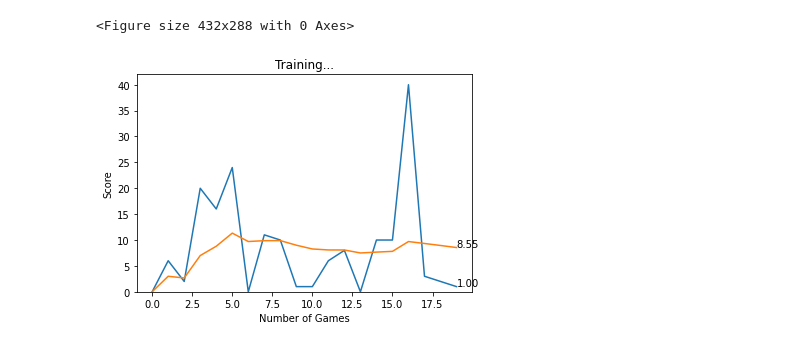
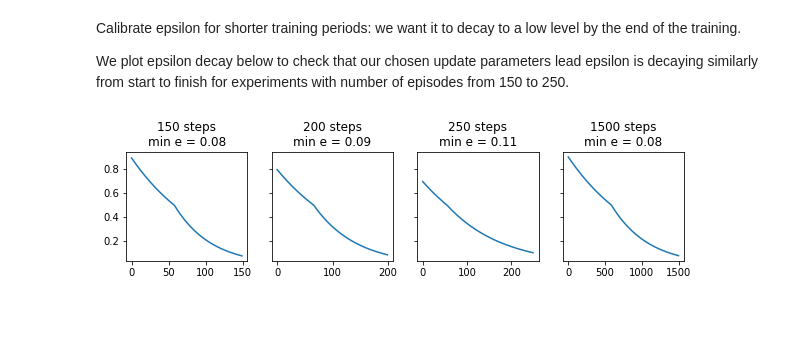
Before and after one commit to alexxcollins/Collins_Adib_INM707_CW, a Jupyter notebook: Advanced RL/Deep Q Learning_Curriculum.ipynb, the cells around one changed output. Drawn from its saved outputs; the diff is of its cells as text; code cells hidden in the pictures; blank space fills up the shorter version.

```diff
--- a/Advanced RL/Deep Q Learning_Curriculum.ipynb
+++ b/Advanced RL/Deep Q Learning_Curriculum.ipynb
@@ -146,43 +22,34 @@ agent_target.save_model(MODEL_NAME)
-# %%
-plot_scores = []
-plot_mean_scores = []
-total_score = 0
-record = 0
-epsilons = []
-game = SnakeGameAI(window_title="DQN - curriculum - test")
-agent_target = Agent(double_dqn=False, greedy=False, game=game)
-agent_target.load_model(MODEL_NAME)
-
-episode = 0
-NUM_EPISODES = 20
-
-while episode < NUM_EPISODES:
-    state = agent_target.get_observation()
-    action = agent_target.choose_action(state)
-    reward, done, score = agent_target.game.play_step(action)
-    new_state = agent_target.get_observation()
-    # remember
-    agent_target.remember(state, action, reward, new_state, done)
-
-    if done:
-        episode += 1
-        # train long memory, plot result
-        agent_target.game.reset()
-
-        states, actions, rewards, new_states, dones = agent_target.get_memory_sample()
-        agent_target.learn(states, actions, rewards, new_states, dones)
-
-        if score > record:
-            record = score
-
-
-
-        plot_scores.append(score)
-        total_score += score
-        mean_score = total_score / agent_target.number_episodes
-        plot_mean_scores.append(mean_score)
-        #print('Game', agent_target.n_games, 'Score', score, 'Record:', record, 'Mean Score: ', mean_score)
-        plot(plot_scores,plot_mean_scores)
-# %% [output]
-<Figure size 432x288 with 0 Axes>
-[figure, removed]
+# %% [markdown]
+Calibrate epsilon for shorter training periods: we want it to decay to a low level by the end of the training.
+
+We plot epsilon decay below to check that our chosen update parameters lead epsilon is decaying similarly from start to finish for experiments with number of episodes from 150 to 250.
+# %%
+def epsilon_decay(steps, e, e_decay, min_e=0.05):
+    a = np.ones(steps) * e_decay[0]
+    b = np.ones(steps) * e_decay[1]
+    aa = np.cumproduct(a) * e
+    bb = np.cumproduct(b) * e
+    thresh_idx = np.argmax(aa < 0.5)
+    eps = np.where(aa > 0.5, aa,
+                   aa[thresh_idx] / bb[thresh_idx] * bb)
+    eps = np.where(eps > min_e, eps, min_e)
+    return eps
+
+fig, axs = plt.subplots(1,4,sharey=True, figsize=(10,2))
+
+eps_list = []
+eps_list.append(epsilon_decay(150, 0.9, [0.99, 0.98]))
+eps_list.append(epsilon_decay(200, 0.8, [0.993, 0.987]))
+eps_list.append(epsilon_decay(250, 0.7, [0.994, 0.992]))
+eps_list.append(epsilon_decay(1500, 0.9, [0.999, 0.998]))
+steps_list = [150, 200, 250, 1500]
+
+
+for i, ax in enumerate(axs.flatten()):
+    ax.plot(eps_list[i])
+    ax.set_title("{} steps\nmin e = {:.2f}"
+                 .format(steps_list[i], eps_list[i][-1]))
+
+plt.show()
+# %% [output]
+[figure, added]
```
Also changed, not shown: parts of 31 cells of this notebook, 5 other files.
